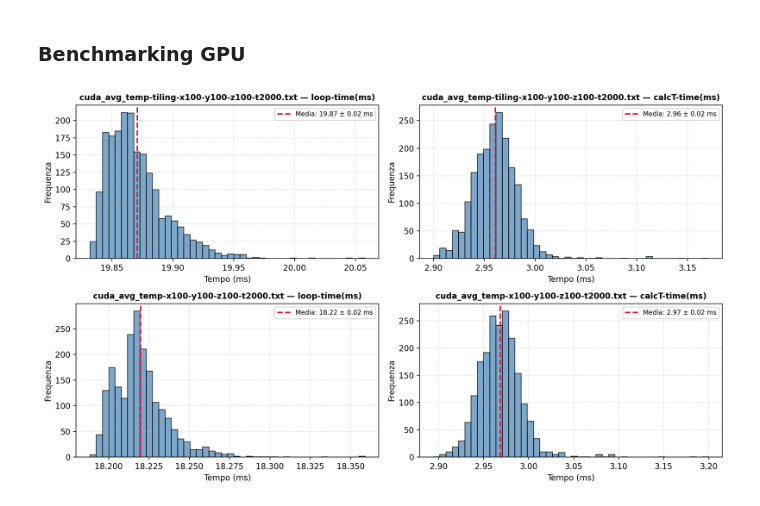
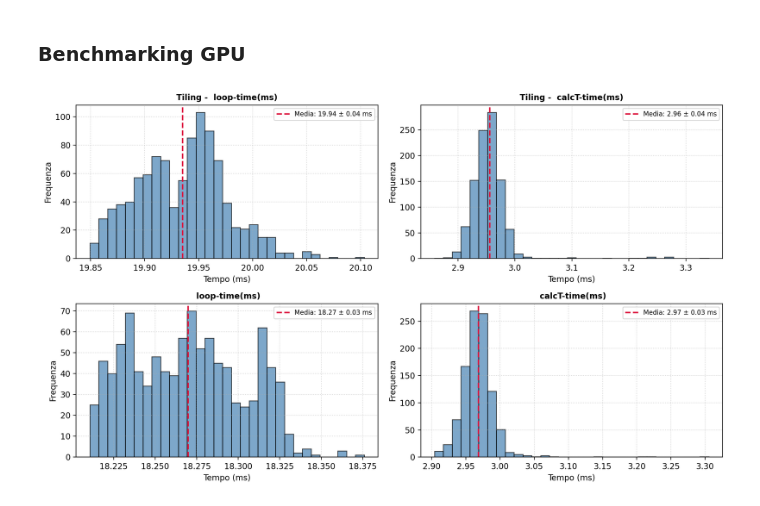
Before and after one commit to RaffaeleSabatini/Thermal-diffusion-simulation, a Jupyter notebook: plots.ipynb, the cells around one changed output. Saved outputs shown, nothing was run; the diff lists cells and outputs as text; code cells hidden in the pictures.

```diff
--- a/plots.ipynb
+++ b/plots.ipynb
@@ -9,7 +9,7 @@ from itertools import combinations
 ### Checking results
 # %%
 data_files = glb.glob("*.txt")
-Nt = 2000
+Nt = 1000
 t_grid = np.arange(Nt+1)
 Tin_dict = {df: None for df in data_files}
 Tout_dict = {df: None for df in data_files}
@@ -140,7 +140,7 @@ plt.tight_layout()
 # %% [markdown]
 ### Benchmarking GPU
 # %%
-data_files = glb.glob("cuda_avg_temp*")
+data_files = glb.glob("cuda*")
 fields = ["loop-time(ms)", "calcT-time(ms)"]
 
 # Crea una griglia: 1 riga per file, 2 colonne (1 per ciascuna metrica)
@@ -161,32 +161,33 @@ for i, df in enumerate(data_files):
 
     for j, field in enumerate(fields):
         ax = axes[i, j]
         time_data = data[field]
 
         mean_val = np.mean(time_data)
         std_val = np.std(time_data)
         n_bins = int(np.sqrt(len(time_data)))
 
         # Istogramma
         counts, _, _ = ax.hist(time_data, bins=n_bins, alpha=0.7, edgecolor='black', color='steelblue')
 
         # Linea della media con deviazione standard nella legenda
         ax.axvline(
             mean_val,
             color='crimson',
             linestyle='--',
             linewidth=1.8,
             label=f'Media: {mean_val:.2f} ± {std_val:.2f} ms'
         )
 
         # Restyling grafico
-        ax.set_title(f"{df} — {field}", fontsize=10, fontweight='bold')
+        hasTiling = "tiling" in df
+        ax.set_title(f"{"Tiling - " if hasTiling else ""} {field}", fontsize=10, fontweight='bold')
         ax.set_xlabel("Tempo (ms)")
         ax.set_ylabel("Frequenza")
         ax.grid(True, linestyle=':', alpha=0.6)
         ax.legend(loc='upper right', fontsize=8)
 
 plt.tight_layout()
 plt.show()
 # %% [output]
-[figure, old version]
+[figure, new version]
```
Also changed, not shown: parts of 2 cells of this notebook, 9 other files.
